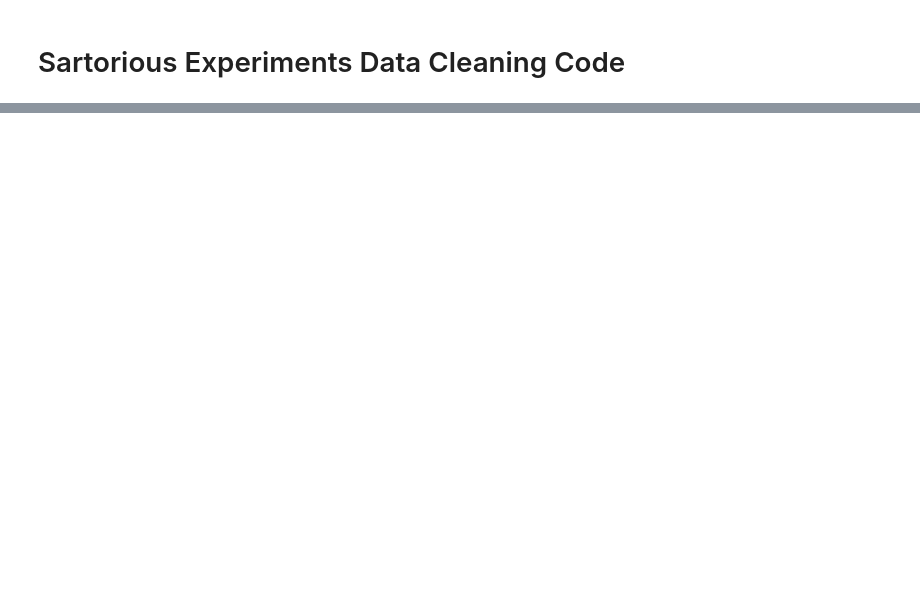
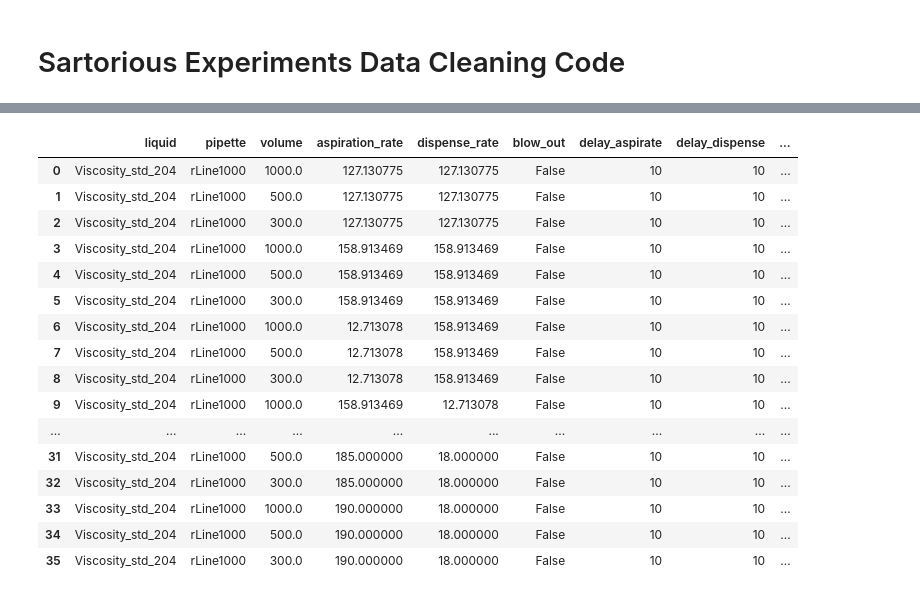
Before and after one commit to Quijanove/viscosity_liquid_transfer_Pablo, a Jupyter notebook: Sartorious_experiments/Code/Data_cleaning_code_sartorious.ipynb, the cells around one changed output, grey strips where cells are left out. Cells and saved outputs as stored; diff of their text form; code cells hidden in the pictures; blank space fills up the shorter version.

```diff
--- a/Sartorious_experiments/Code/Data_cleaning_code_sartorious.ipynb
+++ b/Sartorious_experiments/Code/Data_cleaning_code_sartorious.ipynb
@@ -57 +76,23 @@ locals()[f"df_iter{iteration}"]
+# %%
+#Resetting indexes to make manual iteration labelling easier
+df_raw.reset_index(drop=True, inplace=True)
+df_raw
+# %% [output]
+|  | liquid | pipette | volume | aspiration_rate | dispense_rate | blow_out | delay_aspirate | delay_dispense | ... |
+| 0 | Viscosity_std_204 | rLine1000 | 1000.0 | 127.130775 | 127.130775 | False | 10 | 10 | ... |
+| 1 | Viscosity_std_204 | rLine1000 | 500.0 | 127.130775 | 127.130775 | False | 10 | 10 | ... |
+| 2 | Viscosity_std_204 | rLine1000 | 300.0 | 127.130775 | 127.130775 | False | 10 | 10 | ... |
+| 3 | Viscosity_std_204 | rLine1000 | 1000.0 | 158.913469 | 158.913469 | False | 10 | 10 | ... |
+| 4 | Viscosity_std_204 | rLine1000 | 500.0 | 158.913469 | 158.913469 | False | 10 | 10 | ... |
+| 5 | Viscosity_std_204 | rLine1000 | 300.0 | 158.913469 | 158.913469 | False | 10 | 10 | ... |
+| 6 | Viscosity_std_204 | rLine1000 | 1000.0 | 12.713078 | 158.913469 | False | 10 | 10 | ... |
+| 7 | Viscosity_std_204 | rLine1000 | 500.0 | 12.713078 | 158.913469 | False | 10 | 10 | ... |
+| 8 | Viscosity_std_204 | rLine1000 | 300.0 | 12.713078 | 158.913469 | False | 10 | 10 | ... |
+| 9 | Viscosity_std_204 | rLine1000 | 1000.0 | 158.913469 | 12.713078 | False | 10 | 10 | ... |
+| ... | ... | ... | ... | ... | ... | ... | ... | ... | ... |
+| 31 | Viscosity_std_204 | rLine1000 | 500.0 | 185.000000 | 18.000000 | False | 10 | 10 | ... |
+| 32 | Viscosity_std_204 | rLine1000 | 300.0 | 185.000000 | 18.000000 | False | 10 | 10 | ... |
+| 33 | Viscosity_std_204 | rLine1000 | 1000.0 | 190.000000 | 18.000000 | False | 10 | 10 | ... |
+| 34 | Viscosity_std_204 | rLine1000 | 500.0 | 190.000000 | 18.000000 | False | 10 | 10 | ... |
+| 35 | Viscosity_std_204 | rLine1000 | 300.0 | 190.000000 | 18.000000 | False | 10 | 10 | ... |
 # %%
```
Also changed, not shown: parts of 23 cells of this notebook, 8 other files.
